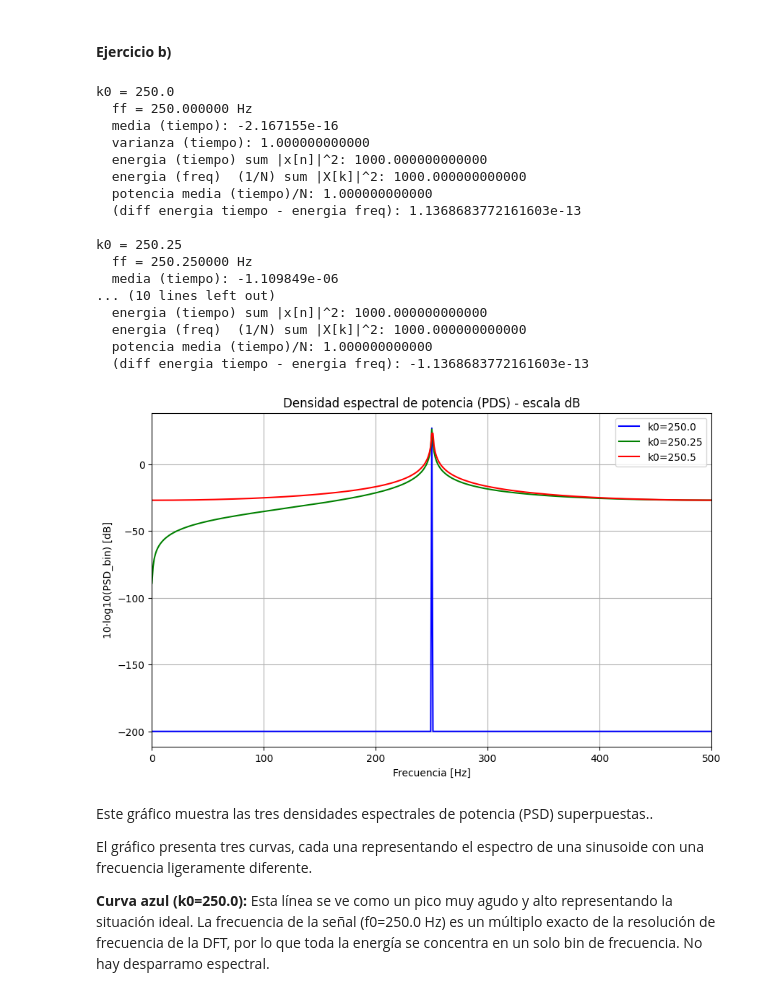
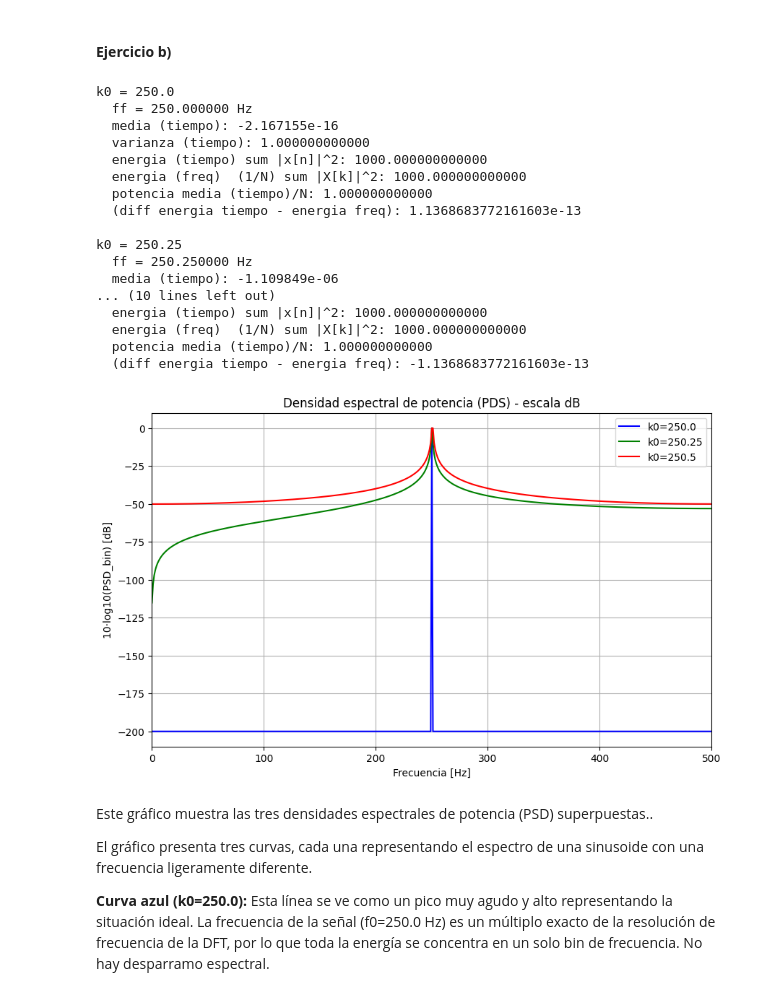
Before and after one commit to NoeliaAylen/APS, a Jupyter notebook: TS3_Noelia_Ferrari_corregido.ipynb, the cells around one changed output. Cells and saved outputs as stored; diff of their text form; code cells hidden in the pictures.

```diff
--- a/TS3_Noelia_Ferrari_corregido.ipynb
+++ b/TS3_Noelia_Ferrari_corregido.ipynb
@@ -180,35 +180,35 @@ plt.figure(figsize=(10,6))
 for k0, col in zip(k0_list, ["blue", "green", "red"]):
     PSD = results[k0]['PSD_bins']          # (1/N)|X[k]|^2
     # para dB de potencia usar 10*log10(power)
-    PSD_dB = 10 * np.log10(PSD + 1e-20)    # +eps para evitar log(0)
+    PSD_dB = 10 * np.log10(PSD / np.max(PSD) + 1e-20)     # +eps para evitar log(0)
     plt.plot(freqs[:N//2], PSD_dB[:N//2], label=f'k0={k0}', color=col)
 
 plt.title("Densidad espectral de potencia (PDS) - escala dB")
 plt.xlabel("Frecuencia [Hz]")
 plt.ylabel("10·log10(PSD_bin) [dB]")
 plt.grid(True)
 plt.xlim(0, fs/2)
 plt.legend()
 plt.show()
 # %% [output]
 k0 = 250.0
   ff = 250.000000 Hz
   media (tiempo): -2.167155e-16
   varianza (tiempo): 1.000000000000
   energia (tiempo) sum |x[n]|^2: 1000.000000000000
   energia (freq)  (1/N) sum |X[k]|^2: 1000.000000000000
   potencia media (tiempo)/N: 1.000000000000
   (diff energia tiempo - energia freq): 1.1368683772161603e-13
 
 k0 = 250.25
   ff = 250.250000 Hz
   media (tiempo): -1.109849e-06
 ... (10 lines left out)
   energia (tiempo) sum |x[n]|^2: 1000.000000000000
   energia (freq)  (1/N) sum |X[k]|^2: 1000.000000000000
   potencia media (tiempo)/N: 1.000000000000
   (diff energia tiempo - energia freq): -1.1368683772161603e-13
-[figure, old version]
+[figure, new version]
 # %% [markdown]
 Este gráfico muestra las tres densidades espectrales de potencia (PSD) superpuestas..
 
```
